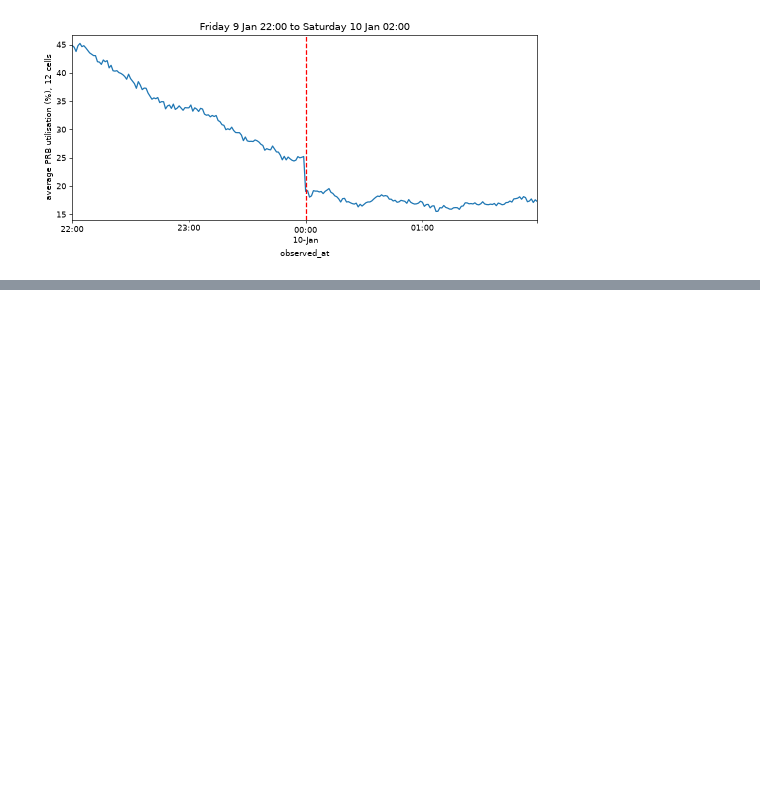
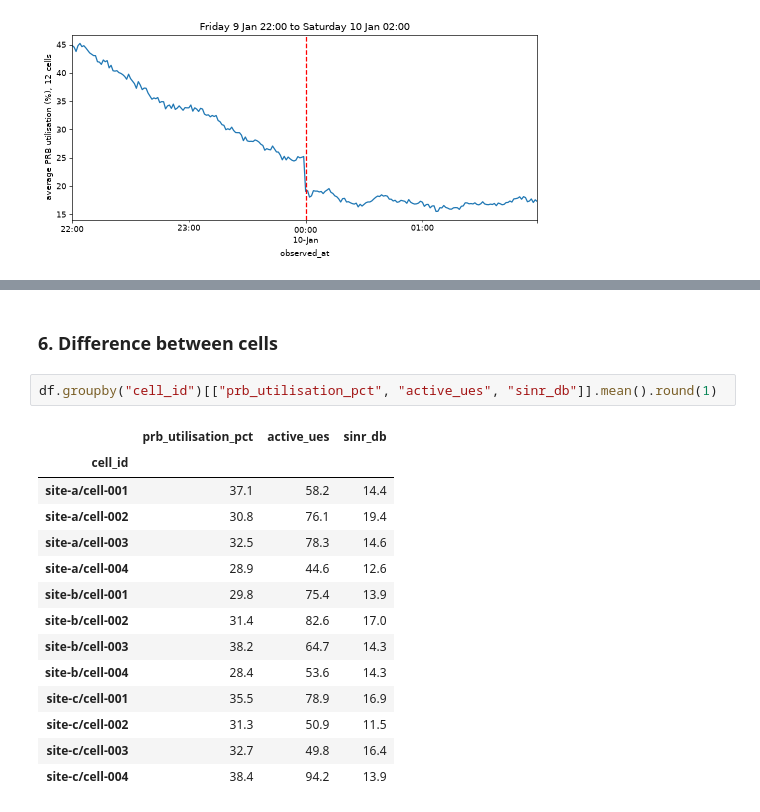
Before and after one commit to not-clover/distributed-telemetry, a Jupyter notebook: notebooks/01_eda_normal.ipynb, the cells around one changed output, grey strips where cells are left out. Drawn from its saved outputs; the diff is of its cells as text; blank space fills up the shorter version.

```diff
--- a/notebooks/01_eda_normal.ipynb
+++ b/notebooks/01_eda_normal.ipynb
@@ -175,0 +227,19 @@ Three peaks. Morning around 08–09 (avg PRB ~38 %), lunch around 13 (~35 %), an
+# %% [markdown]
+### 6. Difference between cells
+# %%
+df.groupby("cell_id")[["prb_utilisation_pct", "active_ues", "sinr_db"]].mean().round(1)
+# %% [output]
+|  | prb_utilisation_pct | active_ues | sinr_db |
+| cell_id |  |  |  |
+| site-a/cell-001 | 37.1 | 58.2 | 14.4 |
+| site-a/cell-002 | 30.8 | 76.1 | 19.4 |
+| site-a/cell-003 | 32.5 | 78.3 | 14.6 |
+| site-a/cell-004 | 28.9 | 44.6 | 12.6 |
+| site-b/cell-001 | 29.8 | 75.4 | 13.9 |
+| site-b/cell-002 | 31.4 | 82.6 | 17.0 |
+| site-b/cell-003 | 38.2 | 64.7 | 14.3 |
+| site-b/cell-004 | 28.4 | 53.6 | 14.3 |
+| site-c/cell-001 | 35.5 | 78.9 | 16.9 |
+| site-c/cell-002 | 31.3 | 50.9 | 11.5 |
+| site-c/cell-003 | 32.7 | 49.8 | 16.4 |
+| site-c/cell-004 | 38.4 | 94.2 | 13.9 |
```
Also changed, not shown: parts of 11 cells of this notebook.
